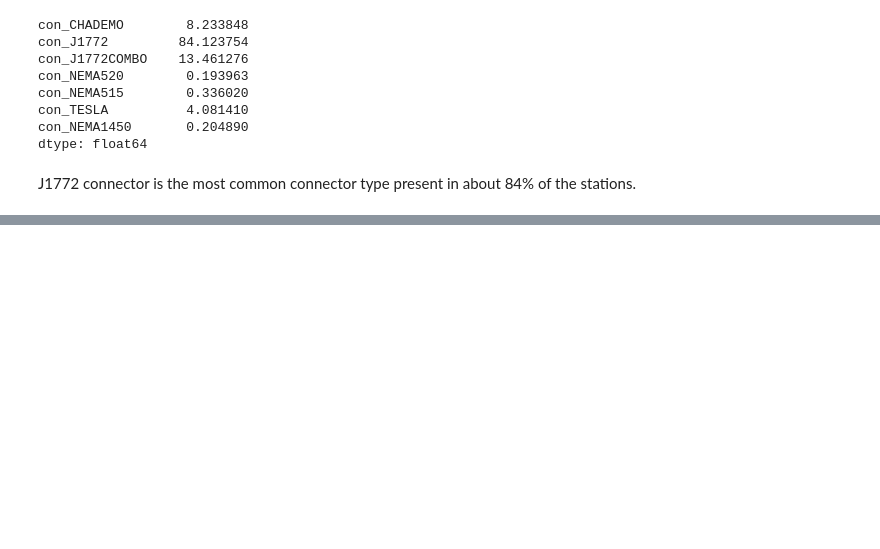
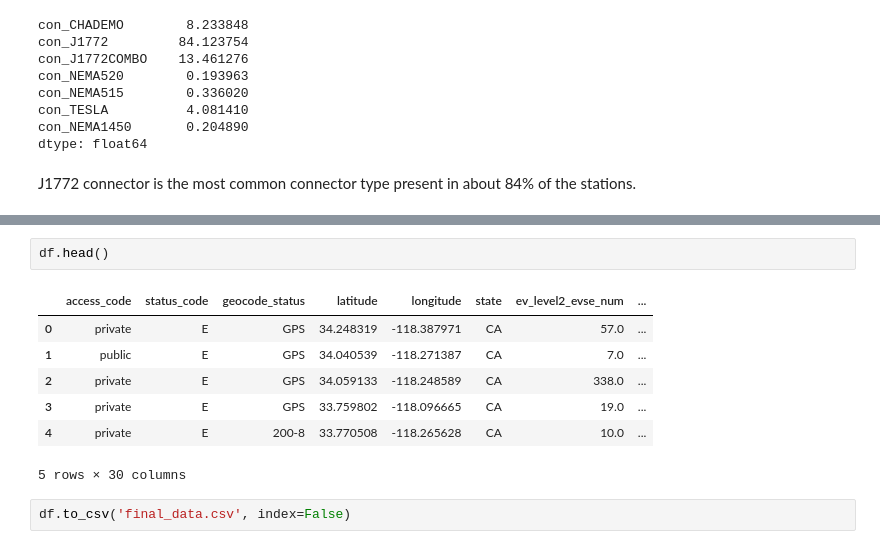
Before and after one commit to Damarispaul/Ev_Stations, a Jupyter notebook: kezia.ipynb, the cells around one changed output, grey strips where cells are left out. Drawn from its saved outputs; the diff is of its cells as text; blank space fills up the shorter version.

```diff
--- a/kezia.ipynb
+++ b/kezia.ipynb
@@ -723,0 +1457,12 @@ J1772 connector is the most common connector type present in about 84% of the st
+# %%
+df.head()
+# %% [output]
+|  | access_code | status_code | geocode_status | latitude | longitude | state | ev_level2_evse_num | ... |
+| 0 | private | E | GPS | 34.248319 | -118.387971 | CA | 57.0 | ... |
+| 1 | public | E | GPS | 34.040539 | -118.271387 | CA | 7.0 | ... |
+| 2 | private | E | GPS | 34.059133 | -118.248589 | CA | 338.0 | ... |
+| 3 | private | E | GPS | 33.759802 | -118.096665 | CA | 19.0 | ... |
+| 4 | private | E | 200-8 | 33.770508 | -118.265628 | CA | 10.0 | ... |
+5 rows × 30 columns
+# %%
+df.to_csv('final_data.csv', index=False)
```
Also changed, not shown: parts of 8 cells of this notebook, 15 other files.
